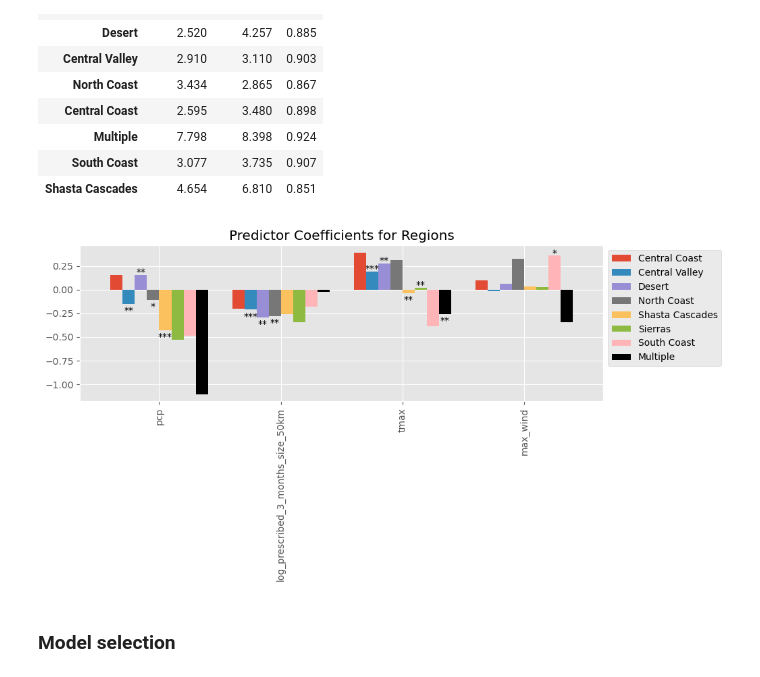
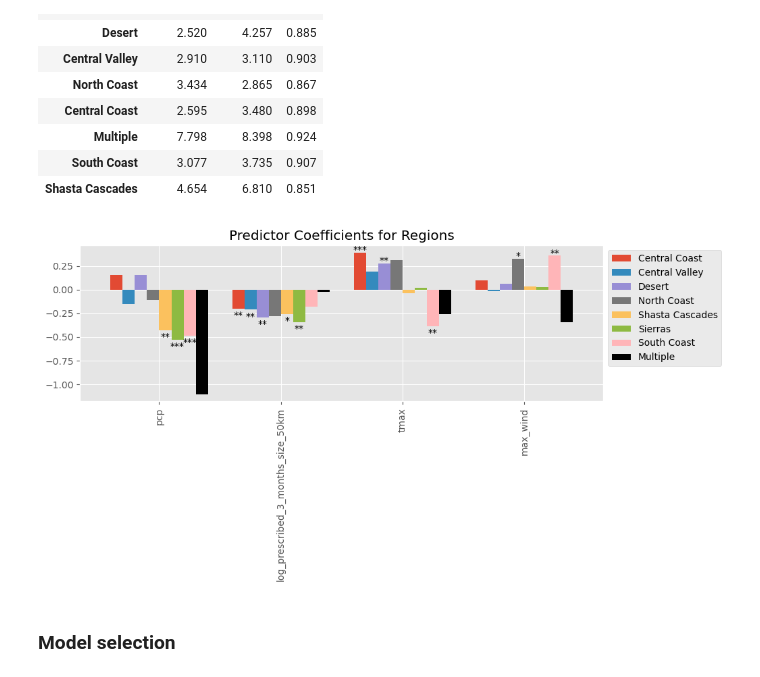
Before and after one commit to sequoiarose/rx_burns_wildfires, a Jupyter notebook: 05_modeling.ipynb, the cells around one changed output. Cells and saved outputs as stored; diff of their text form; code cells hidden in the pictures.

```diff
--- a/05_modeling.ipynb
+++ b/05_modeling.ipynb
@@ -360,36 +362,38 @@ res.drop(res.tail(1).index,inplace=True)
 res_co = res.loc[:, (slice(None), ["coefficient"])]
 res_co.columns = df["region"].unique()
 res_co = res_co[color_dict.keys()]
 res_co.reset_index()
 res_p = res.loc[:, (slice(None), ["pval"])]
 res_p.columns = df["region"].unique()
 res_p = res_p[color_dict.keys()]
-pvals = [res_p.loc[i, c] for i in res_p.index for c in res_p.columns]
+# bars are drawn one region (column) at a time, so list p-values in that same order
+# (before 2026-11 this looped over predictors first, which put 19 of 32 stars on the wrong bars)
+pvals = [res_p.loc[i, c] for c in res_p.columns for i in res_p.index]
 sigs = []
 for val in pvals:
     if val< 0.01:
         sigs.append("***")
     elif val < 0.05:
         sigs.append("**")
     elif val < 0.1:
         sigs.append("*")
     else:
         sigs.append("")
 fig, axs = plt.subplots(1, 1, figsize=(10,3))
 res_co.plot.bar(ax=axs, color=color_dict, width=0.8, title="Predictor Coefficients for Regions")
 
 for p, sig in zip(axs.patches,sigs):
     height = p.get_height()
     if p.get_height()<0:
         height = p.get_height() - 0.1
     axs.text(p.get_x() + p.get_width() / 2., height,
                      sig, ha='center')
 plt.legend(bbox_to_anchor=(1,1))
 plt.tight_layout()
-plt.savefig("figures/region_coef.pdf")
+plt.savefig("figures/region_coef.pdf", bbox_inches="tight")
 plt.show()
 # %% [output]
-[figure, old version]
+[figure, new version]
 # %% [markdown]
 ### Model selection
 # %%
```
Also changed, not shown: parts of 13 cells of this notebook, 56 other files.
